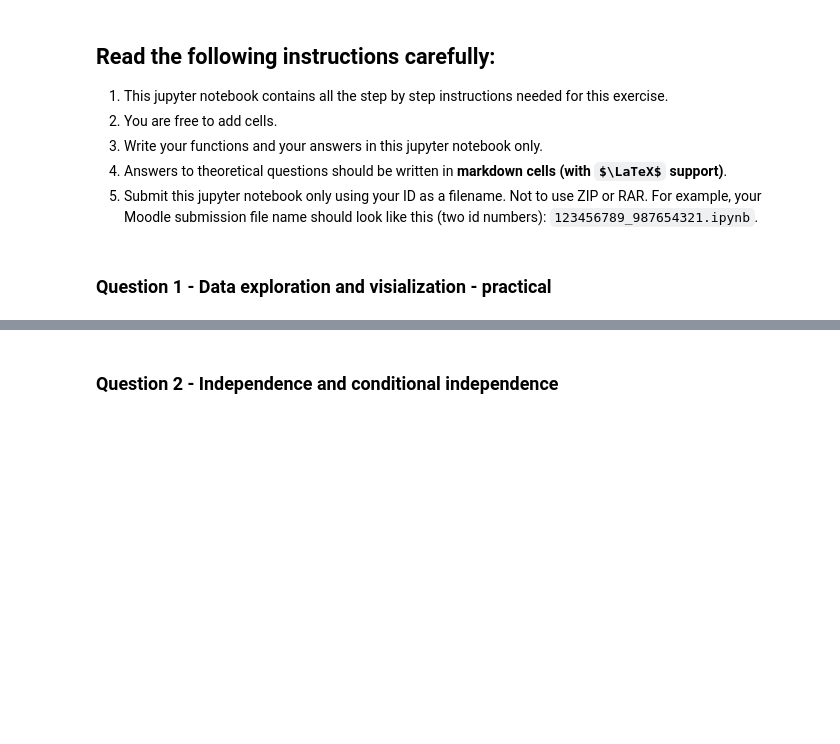
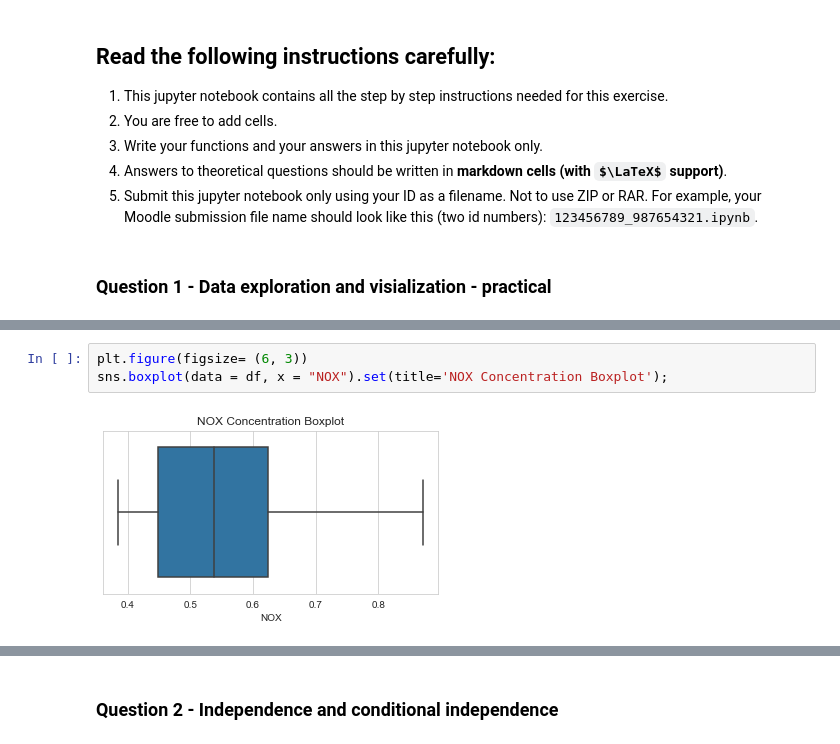
Before and after one commit to barboym/hw_statistics_runi, a Jupyter notebook: HW2.ipynb, the cells around one changed output, grey strips where cells are left out. Drawn from its saved outputs; the diff is of its cells as text; some formulas as TeX source; blank space fills up the shorter version.

```diff
--- a/HW2.ipynb
+++ b/HW2.ipynb
@@ -58,0 +74,5 @@ SyntaxError: invalid syntax (1165197209.py, line 5)
+# %%
+plt.figure(figsize= (6, 3))
+sns.boxplot(data = df, x = "NOX").set(title='NOX Concentration Boxplot');
+# %% [output]
+[figure, added]
```
Also changed, not shown: parts of 38 cells of this notebook.
